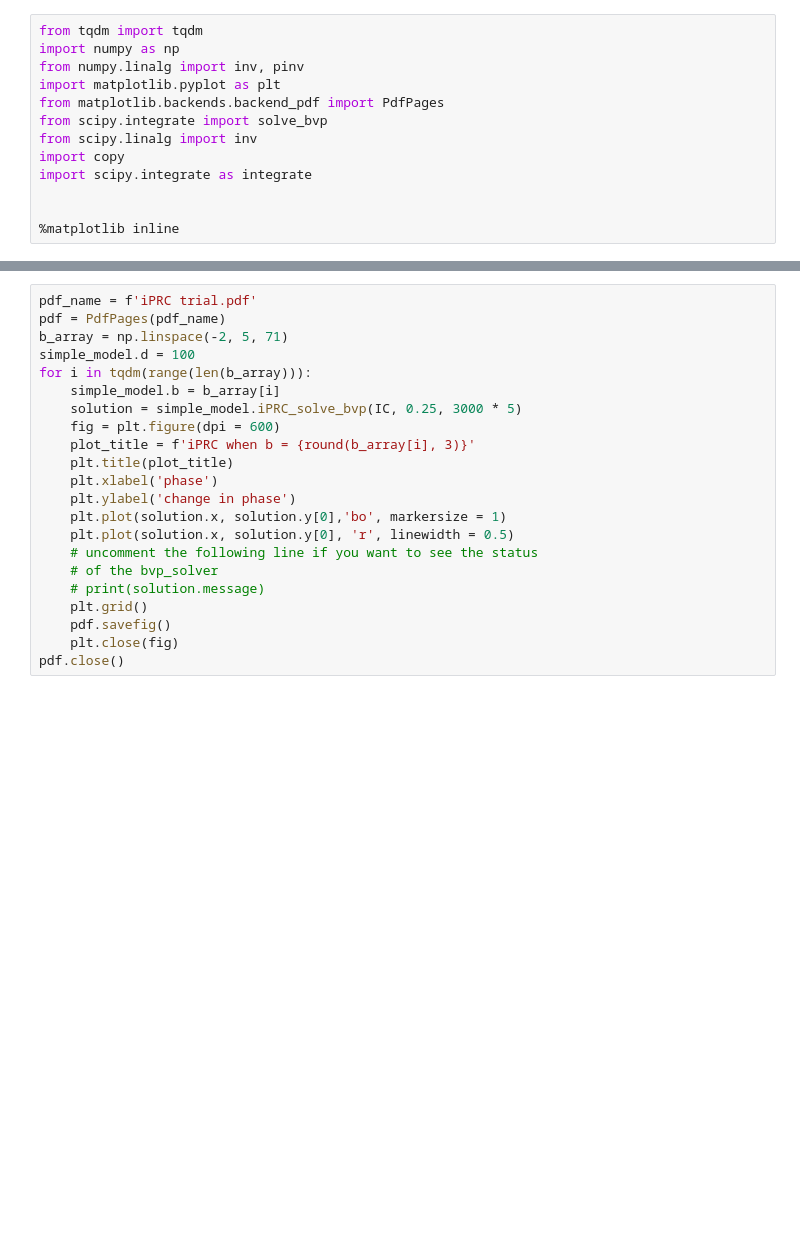
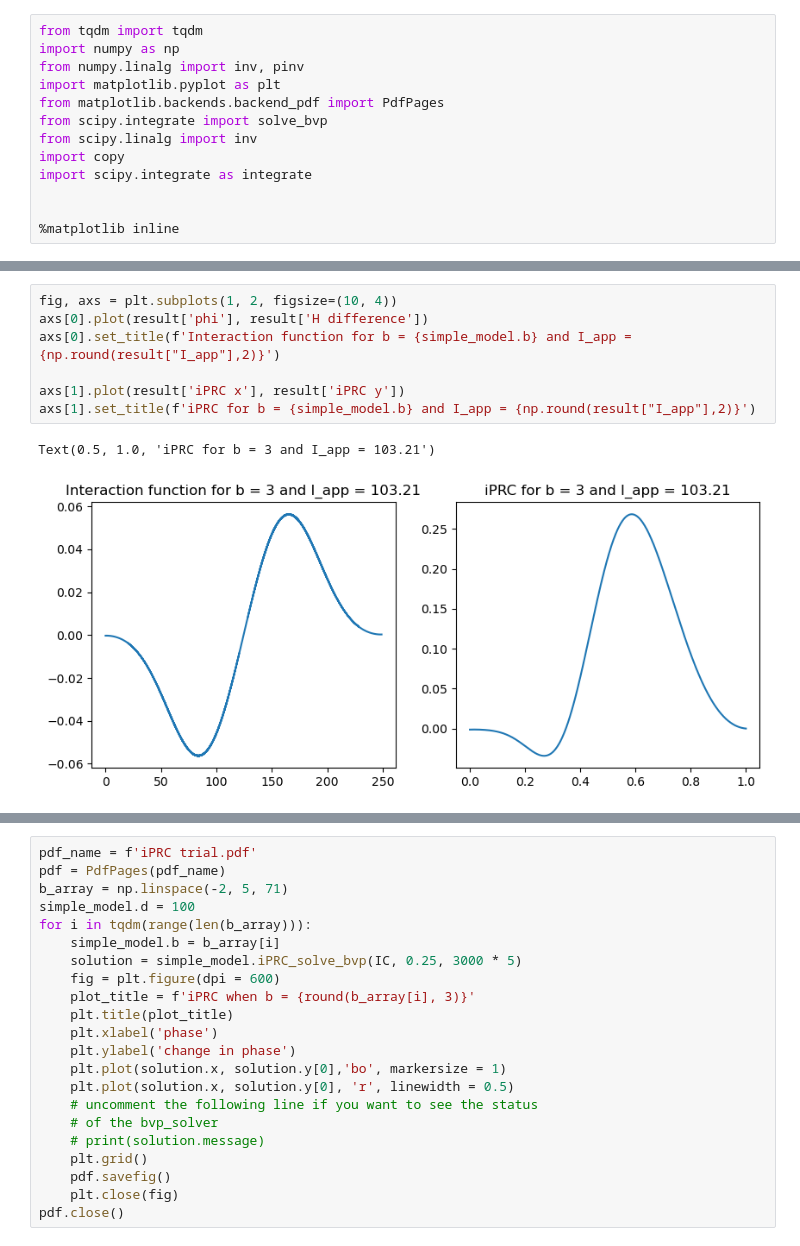
Before and after one commit to III-Derek/USRA-2024, a Jupyter notebook: phase_model.ipynb, the cells around one changed output, grey strips where cells are left out. Saved outputs shown, nothing was run; the diff lists cells and outputs as text; blank space fills up the shorter version.

```diff
--- a/phase_model.ipynb
+++ b/phase_model.ipynb
@@ -800 +771,11 @@ v → -50, u → u + 100
+# %%
+fig, axs = plt.subplots(1, 2, figsize=(10, 4))
+axs[0].plot(result['phi'], result['H difference'])
+axs[0].set_title(f'Interaction function for b = {simple_model.b} and I_app = {np.round(result["I_app"],2)}')
+
+axs[1].plot(result['iPRC x'], result['iPRC y'])
+axs[1].set_title(f'iPRC for b = {simple_model.b} and I_app = {np.round(result["I_app"],2)}')
+# %% [output]
+Text(0.5, 1.0, 'iPRC for b = 3 and I_app = 103.21')
+[figure, added]
 # %%
```
Also changed, not shown: parts of 19 cells of this notebook.
